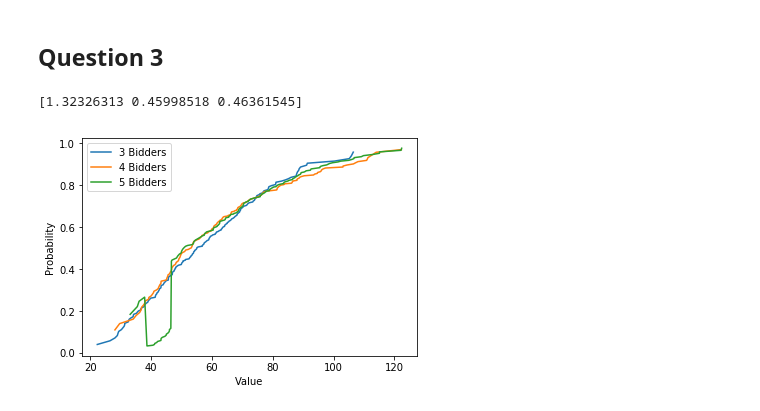
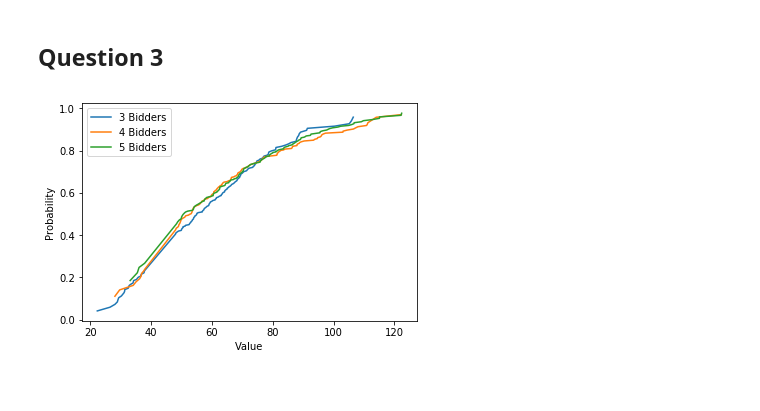
Before and after one commit to ericschulman/struct, a Jupyter notebook: hw5_io/auctions.ipynb, the cells around one changed output. Drawn from its saved outputs; the diff is of its cells as text; code cells hidden in the pictures.

```diff
--- a/hw5_io/auctions.ipynb
+++ b/hw5_io/auctions.ipynb
@@ -119,14 +127,19 @@ def enum_vectors(quantiles,n):
         return new_vectors
 # %%
 kde_mv = sm.nonparametric.KDEMultivariate(np.array(apv_values).transpose(),['c','c','c','c'])
-vectors = enum_vectors([.25,.75],4)
+quantiles = enum_vectors([.25,.75],4)
 
-for v in vectors:
-    inverse_v = []
+
+for q in quantiles:
+    #work out the inverse quantiles using the estimated cdfs
+    inverse_quant = []
     for i in range(4):
-        index = (marginals[i].cdf <= v[i]).sum()
-        inverse_v.append( marginals[i].support[index] )
+        index = np.where(marginals[i].cdf <= q[i])[0][-1] #find the index of quantile q
+        inverse_quant.append( marginals[i].support[index] ) #return the inverse quantile
+
+    #for quantile q, print the cdf
     print '==============================================================================================='
-    print ' Quantile: %s | Values: %s | CDF %s'%(v, np.round(inverse_v,2) ,np.round(kde_mv.cdf(inverse_v),2))
+    print ' Quantile: %s | Values: %s | CDF %s'%(q, np.round(inverse_quant,3),
+                                                 np.round(kde_mv.cdf(inverse_quant),3))
 # %% [output]
 ===============================================================================================
@@ -244,23 +257,21 @@ def calc_phi(cdf,n):
         result = fsolve(phi,F)
         new_cdf = np.concatenate((new_cdf, result))
     return new_cdf
-
-print calc_phi(np.array([.07,.255,.26]),4)
-# %% [output]
-[1.32326313 0.45998518 0.46361545]
 # %%
 #plot the values implied by the order statistic
 
 ascending_data = np.genfromtxt('ascending_data.dat', delimiter='    ')
 ns, supps, cdfs = english_helper(ascending_data)
 for i in range(int(ns[-1] - ns[0]+1)):
     value = calc_phi(cdfs[i], ns[i])
-    plt.plot(supps[i][(value<1) & (value >0)], value[(value<1) & (value >0)]
+    #some weird numerical errors going on, so I cleaned up graph
+    plt.plot(supps[i][(value<1) & (value >0) & ((supps[i] < 38) | (supps[i] > 48)) ],
+             value[(value<1) & (value >0) & ((supps[i] < 38) | (supps[i] > 48)) ]
              , label = '%s Bidders'%int(ns[i]))
 
 plt.xlabel('Value')
 plt.ylabel('Probability')
 plt.legend()
 plt.show()
 # %% [output]
-[figure, old version]
+[figure, new version]
```
Also changed, not shown: parts of 5 cells of this notebook.
